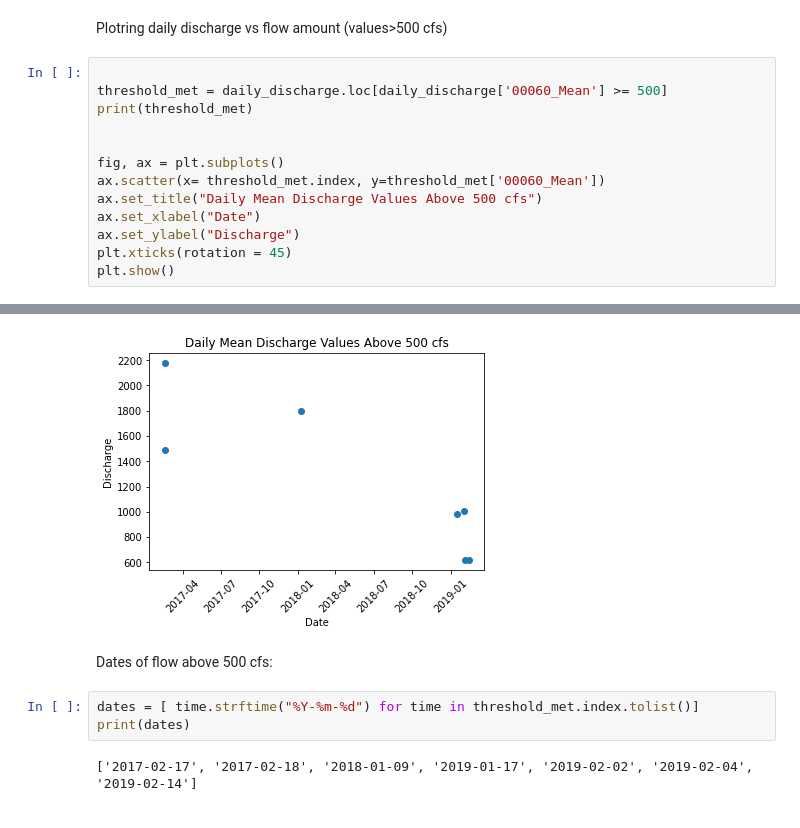
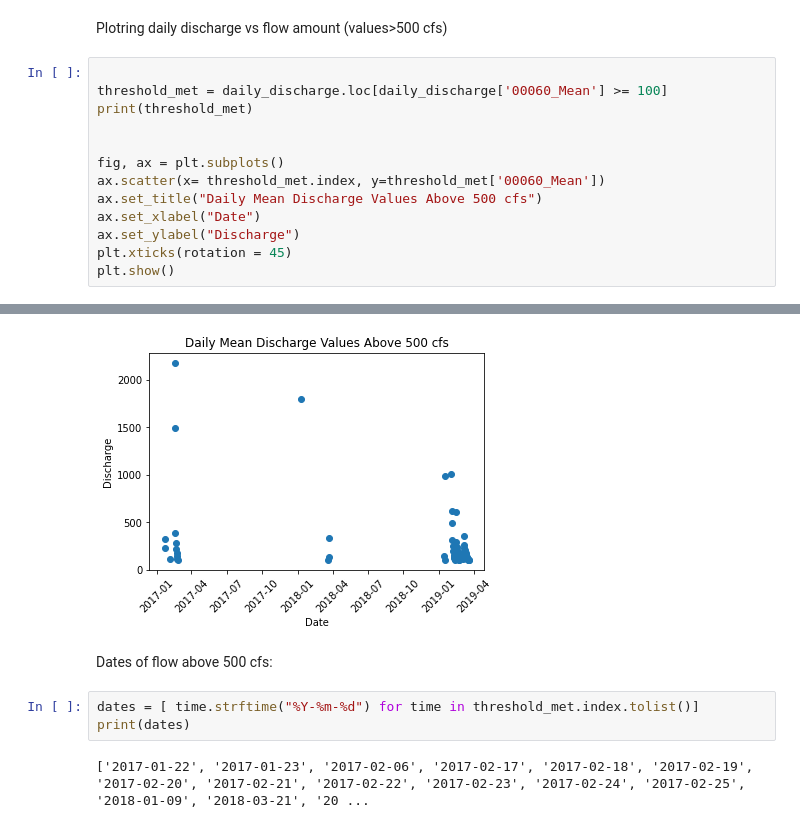
Before and after one commit to slundell123/xsectionTool, a Jupyter notebook: crossSections/CrossSectionToolTest.ipynb, the cells around one changed output, grey strips where cells are left out. Drawn from its saved outputs; the diff is of its cells as text.

```diff
--- a/crossSections/CrossSectionToolTest.ipynb
+++ b/crossSections/CrossSectionToolTest.ipynb
@@ -363,7 +363,7 @@ peak_discharge
 Plotring daily discharge vs flow amount (values>500 cfs)
 # %%
 
-threshold_met = daily_discharge.loc[daily_discharge['00060_Mean'] >= 500]
+threshold_met = daily_discharge.loc[daily_discharge['00060_Mean'] >= 100]
 print(threshold_met)
 
 
@@ -387,8 +395,8 @@ datetime
-[figure, old version]
+[figure, new version]
 # %% [markdown]
 Dates of flow above 500 cfs:
 # %%
 dates = [ time.strftime("%Y-%m-%d") for time in threshold_met.index.tolist()]
 print(dates)
 # %% [output]
-['2017-02-17', '2017-02-18', '2018-01-09', '2019-01-17', '2019-02-02', '2019-02-04', '2019-02-14']
+['2017-01-22', '2017-01-23', '2017-02-06', '2017-02-17', '2017-02-18', '2017-02-19', '2017-02-20', '2017-02-21', '2017-02-22', '2017-02-23', '2017-02-24', '2017-02-25', '2018-01-09', '2018-03-21', '20 ...
```
Also changed, not shown: parts of 1 cell of this notebook.
